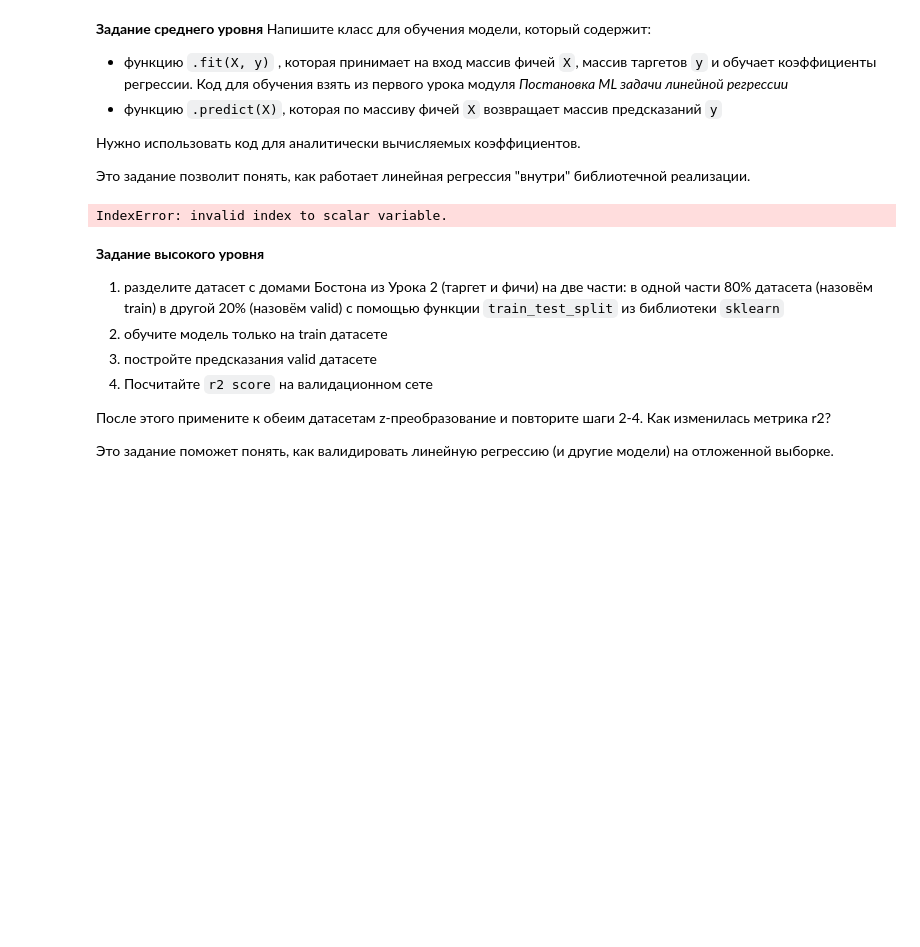
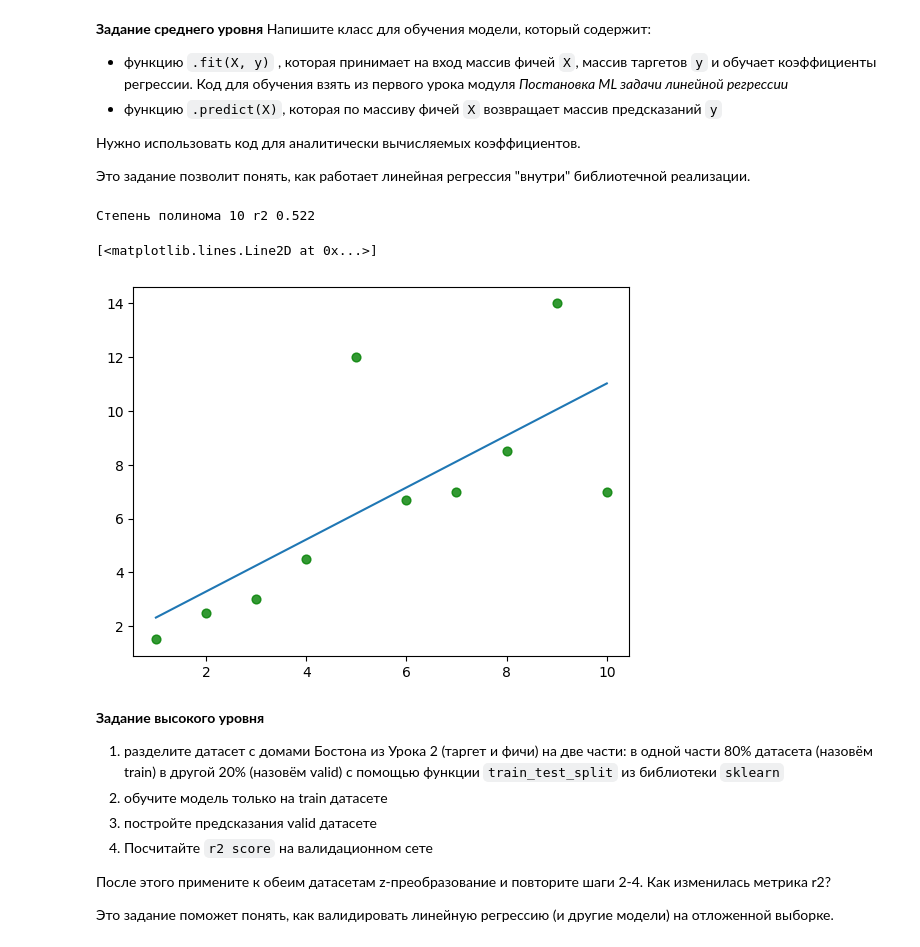
Before and after one commit to scomarae/SkillBox, a Jupyter notebook: Копия_блокнота_"3_11_Домашняя_работа".ipynb, the cells around one changed output. Drawn from its saved outputs; the diff is of its cells as text; code cells hidden in the pictures; blank space fills up the shorter version.

```diff
--- a/Копия_блокнота_"3_11_Домашняя_работа".ipynb
+++ b/Копия_блокнота_"3_11_Домашняя_работа".ipynb
@@ -235,6 +235,8 @@ y = [
     14,
     7
 ]
+x = x.reshape(-1, 1)
+y = np.array(y).reshape(-1,1)
 # %%
 from numpy.linalg import inv
 # %%
@@ -245,6 +247,7 @@ class CustomLinearReg:
       self.w2=None
 
   def fit(self, X, y):
+      X = np.insert(X, 0, 1, axis=1)
       X_T_X = (X.T).dot(X)
       X_T_X_inverted = inv(X_T_X)
       w = X_T_X_inverted.dot(X.T).dot(y)
@@ -254,14 +257,16 @@ class CustomLinearReg:
   def predict(self, X):
       return np.dot(X, self.w2) + self.w1
 # %%
-model = CustomLinearReg().fit(X, y)
-y_pred = model.predict(X)
+model = CustomLinearReg().fit(x, y)
+y_pred = model.predict(x)
 error = r2_score(y, y_pred)
 print("Степень полинома %d r2 %.3f" % (degree, error))
 plt.scatter(x, y, 40, 'g', 'o', alpha=0.8, label='data')
 plt.plot(x, y_pred)
 # %% [output]
-IndexError: invalid index to scalar variable.
+Степень полинома 10 r2 0.522
+[<matplotlib.lines.Line2D at 0x...>]
+[figure, added]
 # %% [markdown]
 **Задание высокого уровня**
 
```
Also changed, not shown: parts of 2 cells of this notebook.
